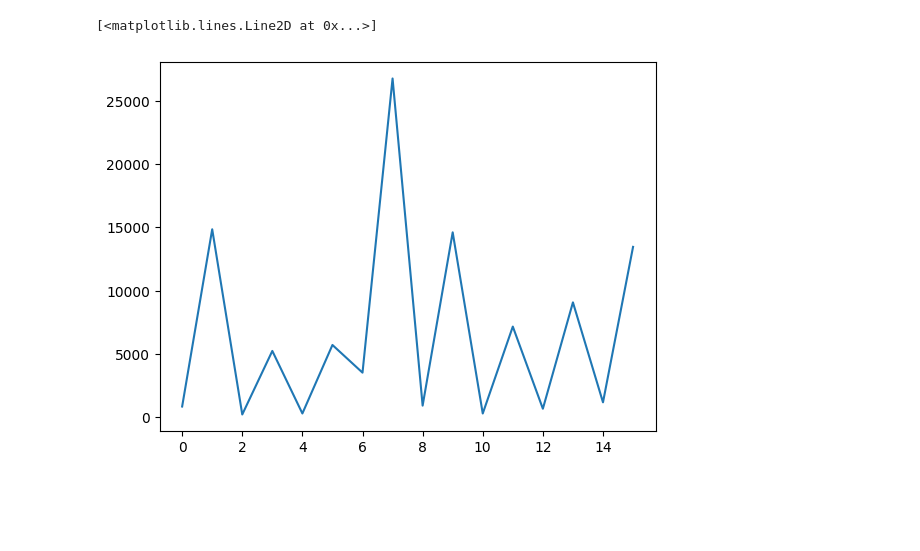
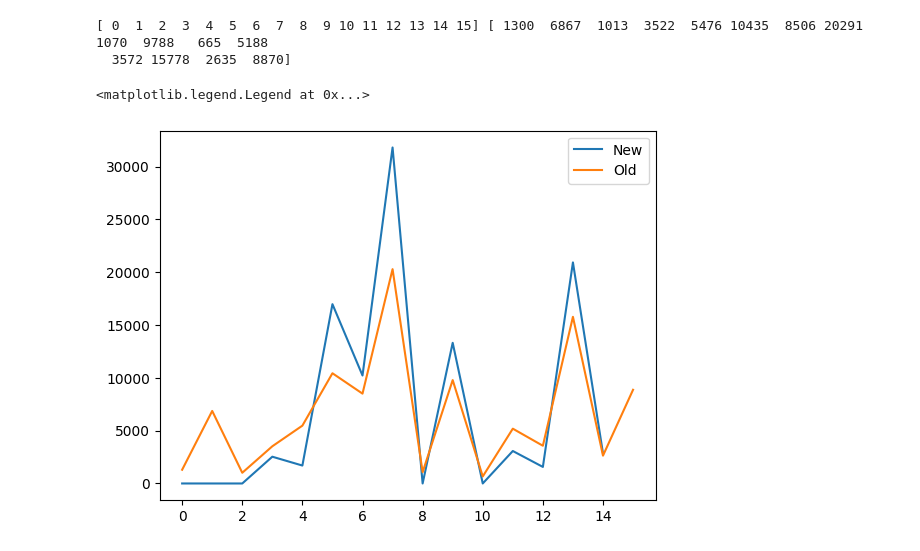
Before and after one commit to jrjfeath/PyMMS, a Jupyter notebook: Analysis.ipynb, the cells around one changed output. Drawn from its saved outputs; the diff is of its cells as text; code cells hidden in the pictures; blank space fills up the shorter version.

```diff
--- a/Analysis.ipynb
+++ b/Analysis.ipynb
@@ -123,9 +150,20 @@ np.savetxt(f"{directory}/trim.csv", trim_values, delimiter=",", fmt='%d')
-# %%
-# Plot how often a trim value has been used in a calibration
-file_arr = np.loadtxt('Q:/Cameras/PImMS/Trim_Files/11.csv',delimiter=',')
-value, counts = np.unique(file_arr, return_counts=True)
-plt.plot(value, counts)
-# 0, 2, 8, 10
-# %% [output]
-[<matplotlib.lines.Line2D at 0x...>]
-[figure, removed]
+# %%
+# Compare new calibration to old calibration
+filepath = 'Q:/Cameras/PImMS/Trim_Files/25-07-24/Calibration.csv'
+data = np.loadtxt(filepath, delimiter=',', dtype=np.uint8, converters=float, comments='#')
+uniques, counts = np.unique(data, return_counts=True)
+X = np.array([x for x in range(0,15)])
+Y = np.zeros((15,))
+Y[uniques] = counts
+plt.plot(X, Y, label='New')
+filepath = 'Q:/Cameras/PImMS/Trim_Files/12.csv'
+data = np.loadtxt(filepath, delimiter=',', dtype=np.uint8, converters=float, comments='#')
+uniques, counts = np.unique(data, return_counts=True)
+print(uniques, counts)
+plt.plot(uniques,counts, label='Old')
+plt.legend()
+# %% [output]
+[ 0  1  2  3  4  5  6  7  8  9 10 11 12 13 14 15] [ 1300  6867  1013  3522  5476 10435  8506 20291  1070  9788   665  5188
+  3572 15778  2635  8870]
+<matplotlib.legend.Legend at 0x...>
+[figure, added]
```
Also changed, not shown: parts of 4 cells of this notebook, 2 other files.
